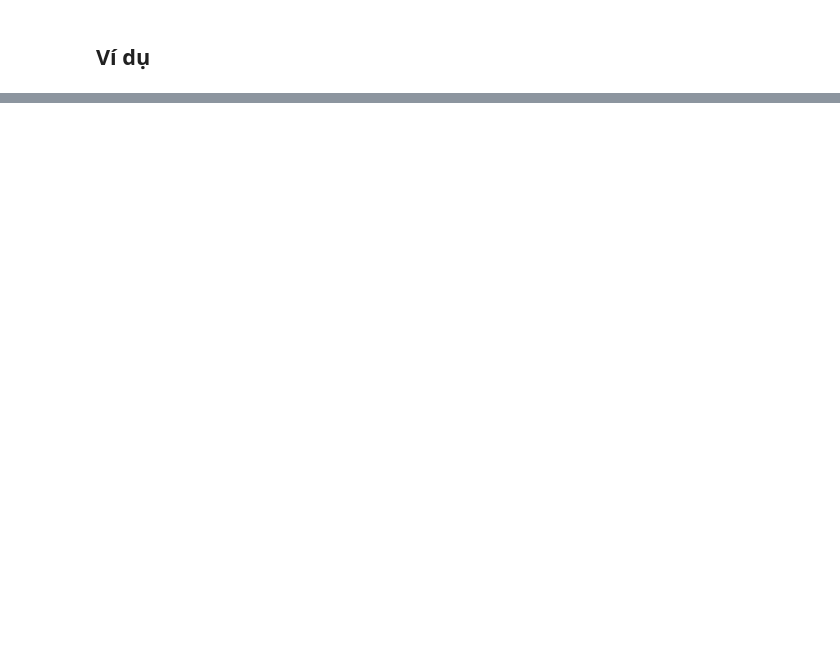
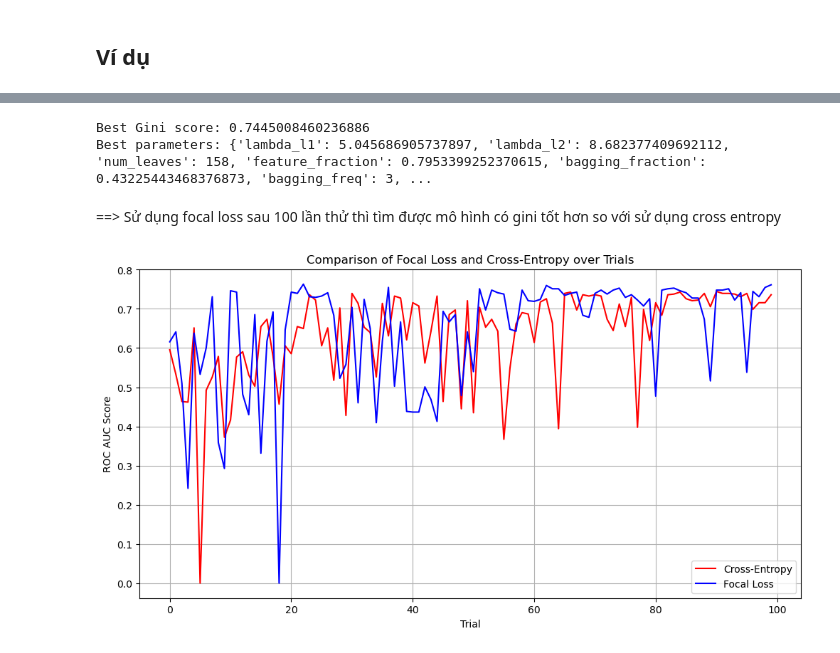
Before and after one commit to nguyenngocbinh/papers, a Jupyter notebook: machine-learning/focal-loss.ipynb, the cells around one changed output, grey strips where cells are left out. Saved outputs shown, nothing was run; the diff lists cells and outputs as text; code cells hidden in the pictures; blank space fills up the shorter version.

```diff
--- a/machine-learning/focal-loss.ipynb
+++ b/machine-learning/focal-loss.ipynb
@@ -184,0 +172,54 @@ results_optuna = {
+# %%
+# Optuna study for tuning alpha and gamma
+def objective(trial):
+
+    train_set = lgb.Dataset(X_train, y_train)
+    val_set = lgb.Dataset(X_val, y_val, reference=train_set)
+
+    params_ce = {
+        'objective': 'binary',
+        'metric': 'binary_logloss',
+        'verbosity': -1,
+        'boosting_type': 'gbdt',
+        'lambda_l1': trial.suggest_float('lambda_l1', 1e-8, 10.0),
+        'lambda_l2': trial.suggest_float('lambda_l2', 1e-8, 10.0),
+        'num_leaves': trial.suggest_int('num_leaves', 2, 256),
+        'feature_fraction': trial.suggest_float('feature_fraction', 0.4, 1.0),
+        'bagging_fraction': trial.suggest_float('bagging_fraction', 0.4, 1.0),
+        'bagging_freq': trial.suggest_int('bagging_freq', 1, 7),
+        'min_child_samples': trial.suggest_int('min_child_samples', 5, 100),
+    }
+
+    # Using record_evaluation to capture validation results without printing
+    evals_result_ce = {}
+    model_ce = lgb.train(params_ce, train_set, valid_sets=[val_set], callbacks=[record_evaluation(evals_result_ce)])
+    preds_ce = model_ce.predict(X_val)
+    return gini(y_val, preds_ce)
+
+study = optuna.create_study(direction='maximize')
+study.optimize(objective, n_trials=100)
+
+# Results
+best_params = study.best_params
+best_score = study.best_value
+scores_ce = [trial.value for trial in study.trials]
+print(f"Best Gini score: {best_score}")
+print(f"Best parameters: {best_params}")
+# %% [output]
+Best Gini score: 0.7445008460236886
+Best parameters: {'lambda_l1': 5.045686905737897, 'lambda_l2': 8.682377409692112, 'num_leaves': 158, 'feature_fraction': 0.7953399252370615, 'bagging_fraction': 0.43225443468376873, 'bagging_freq': 3, ...
+# %% [markdown]
+==> Sử dụng focal loss sau 100 lần thử thì tìm được mô hình có gini tốt hơn so với sử dụng cross entropy
+# %%
+# Plotting
+plt.figure(figsize=(12, 6))
+plt.plot(scores_ce, label='Cross-Entropy', color='red')
+plt.plot(scores_focal, label='Focal Loss', color='blue')
+plt.xlabel('Trial')
+plt.ylabel('ROC AUC Score')
+plt.title('Comparison of Focal Loss and Cross-Entropy over Trials')
+plt.legend()
+plt.grid(True)
+plt.show()
+# %% [output]
+[figure, added]
```
Also changed, not shown: parts of 4 cells of this notebook.
